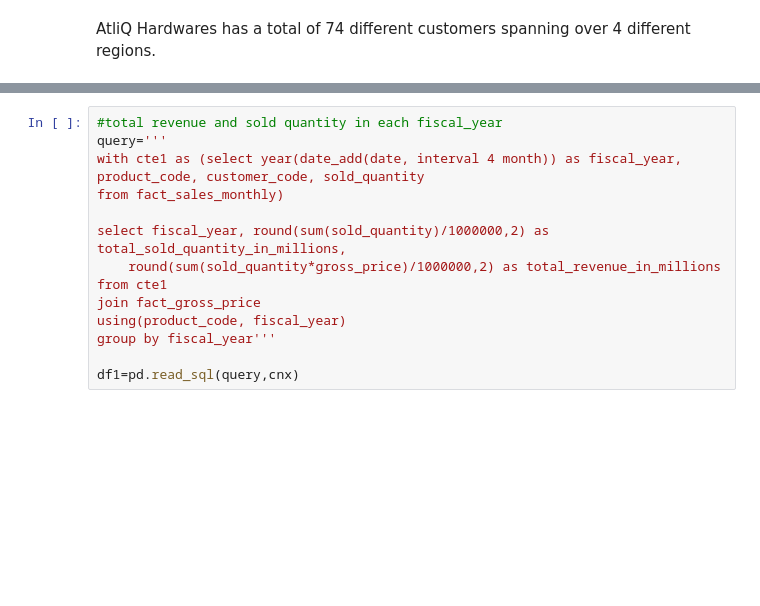
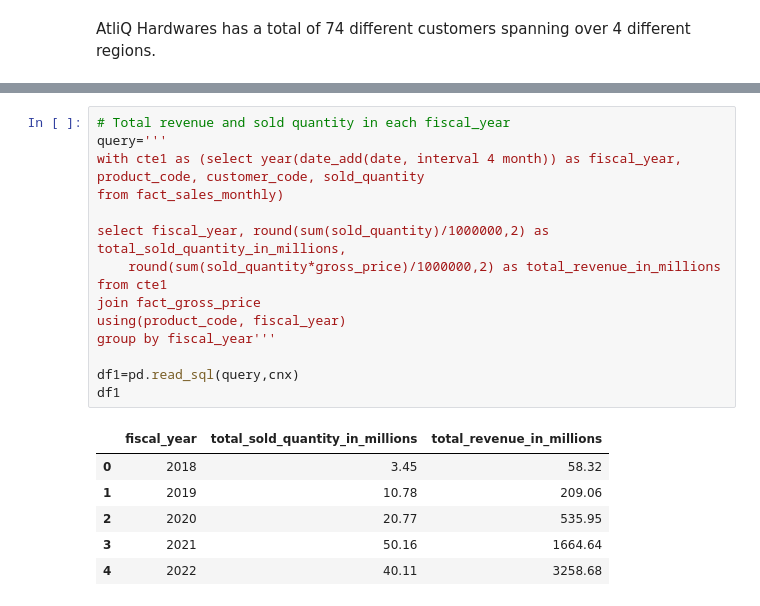
Before and after one commit to dharamdudi/portfolio-projects, a Jupyter notebook: Python/data_exp_with_sql.ipynb, the cells around one changed output, grey strips where cells are left out. Drawn from its saved outputs; the diff is of its cells as text; blank space fills up the shorter version.

```diff
--- a/Python/data_exp_with_sql.ipynb
+++ b/Python/data_exp_with_sql.ipynb
@@ -101,17 +118,25 @@ temp_df
 # %%
-#total revenue and sold quantity in each fiscal_year
+# Total revenue and sold quantity in each fiscal_year
 query='''
 with cte1 as (select year(date_add(date, interval 4 month)) as fiscal_year, product_code, customer_code, sold_quantity
 from fact_sales_monthly)
 
 select fiscal_year, round(sum(sold_quantity)/1000000,2) as total_sold_quantity_in_millions,
     round(sum(sold_quantity*gross_price)/1000000,2) as total_revenue_in_millions
 from cte1
 join fact_gross_price
 using(product_code, fiscal_year)
 group by fiscal_year'''
 
 df1=pd.read_sql(query,cnx)
+df1
+# %% [output]
+|  | fiscal_year | total_sold_quantity_in_millions | total_revenue_in_millions |
+| 0 | 2018 | 3.45 | 58.32 |
+| 1 | 2019 | 10.78 | 209.06 |
+| 2 | 2020 | 20.77 | 535.95 |
+| 3 | 2021 | 50.16 | 1664.64 |
+| 4 | 2022 | 40.11 | 3258.68 |
 # %%
 plt.plot(df1.fiscal_year,df1.total_revenue_in_millions)
 plt.title('Total revenue in each fiscal year')
```
Also changed, not shown: parts of 45 cells of this notebook.
